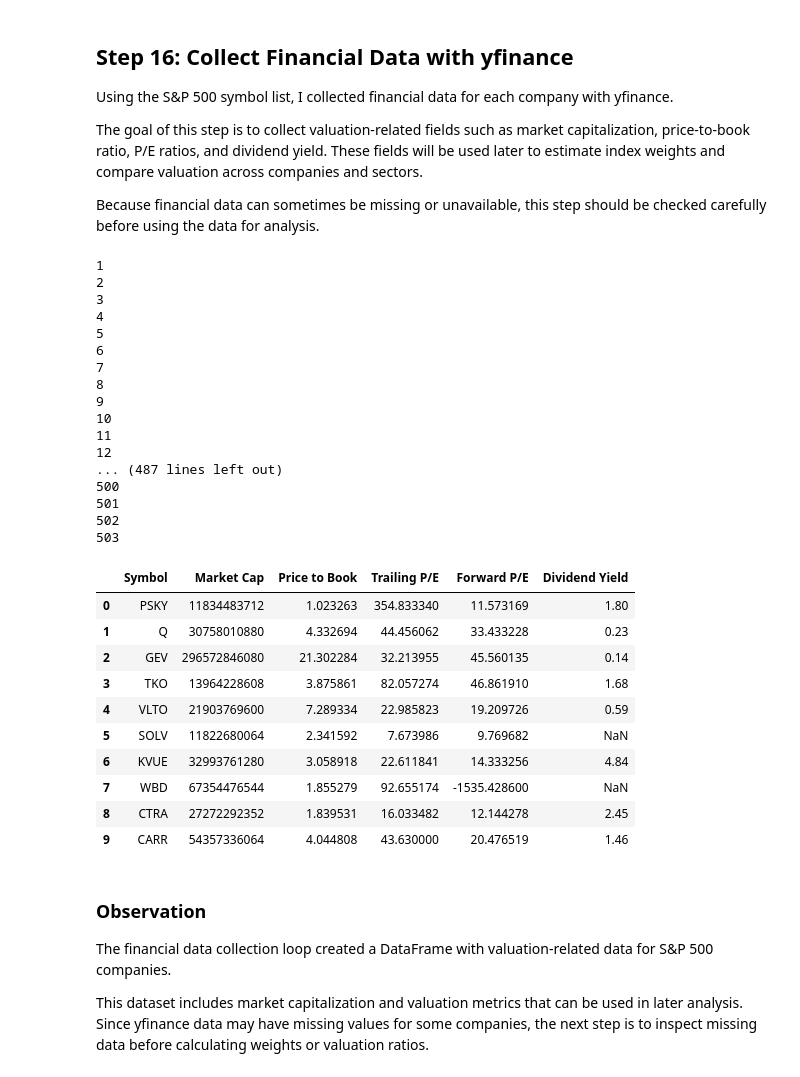
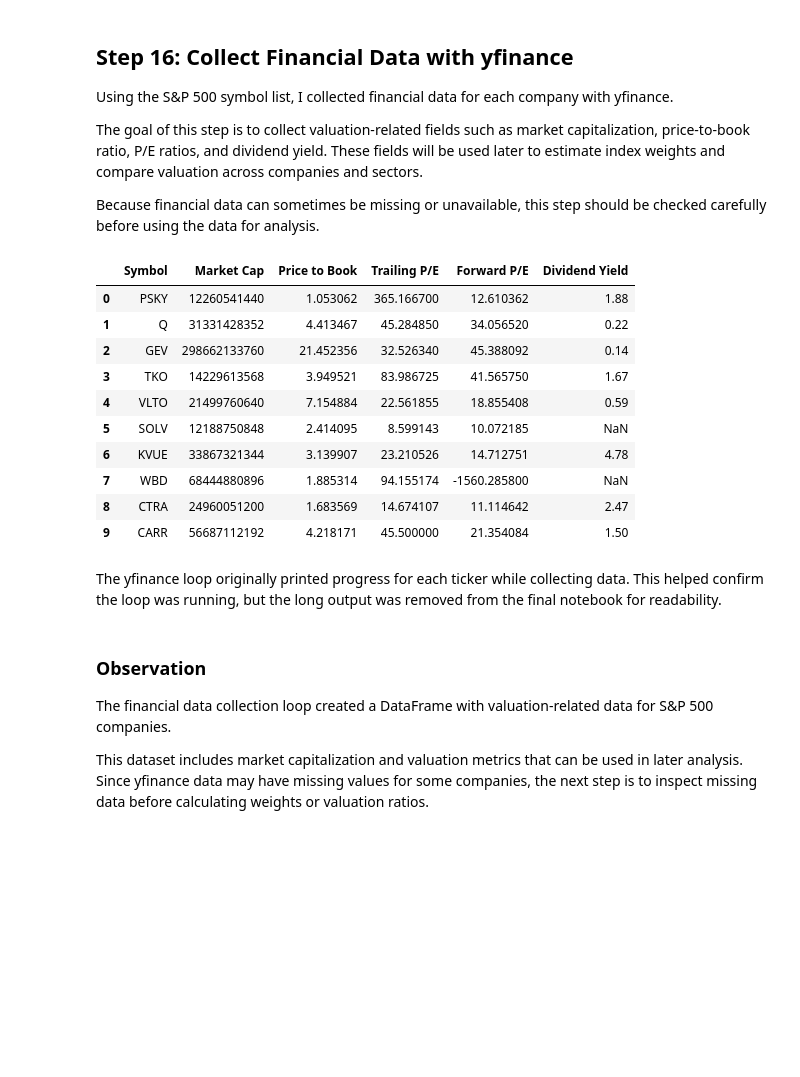
Before and after one commit to Gabrielcoder1/sp500-value-analyzer, a Jupyter notebook: notebooks/01_sp500_value_analysis.ipynb, the cells around one changed output. Cells and saved outputs as stored; diff of their text form; code cells hidden in the pictures; blank space fills up the shorter version.

```diff
--- a/notebooks/01_sp500_value_analysis.ipynb
+++ b/notebooks/01_sp500_value_analysis.ipynb
@@ -523,55 +523,40 @@ The goal of this step is to collect valuation-related fields such as market capi
 Because financial data can sometimes be missing or unavailable, this step should be checked carefully before using the data for analysis.
 # %%
 financial_records = []
-company_number = 0
+#company_number = 0
 for symbol in sp500_symbols:
     ticker = yf.Ticker(symbol)
     info = ticker.info
 
     record = {
         "Symbol": symbol,
         "Market Cap": info.get("marketCap"),
         "Price to Book": info.get("priceToBook"),
         "Trailing P/E": info.get("trailingPE"),
         "Forward P/E": info.get("forwardPE"),
         "Dividend Yield": info.get("dividendYield")
     }
 
     financial_records.append(record)
-    company_number += 1
-    print(company_number)
+    #company_number += 1
+    #print(company_number)
 yf_financials = pd.DataFrame(financial_records)
 
 yf_financials.head(10)
 # %% [output]
-1
-2
-3
-4
-5
-6
-7
-8
-9
-10
-11
-12
-... (487 lines left out)
-500
-501
-502
-503
 |  | Symbol | Market Cap | Price to Book | Trailing P/E | Forward P/E | Dividend Yield |
-| 0 | PSKY | 11834483712 | 1.023263 | 354.833340 | 11.573169 | 1.80 |
-| 1 | Q | 30758010880 | 4.332694 | 44.456062 | 33.433228 | 0.23 |
-| 2 | GEV | 296572846080 | 21.302284 | 32.213955 | 45.560135 | 0.14 |
-| 3 | TKO | 13964228608 | 3.875861 | 82.057274 | 46.861910 | 1.68 |
-| 4 | VLTO | 21903769600 | 7.289334 | 22.985823 | 19.209726 | 0.59 |
-| 5 | SOLV | 11822680064 | 2.341592 | 7.673986 | 9.769682 | NaN |
-| 6 | KVUE | 32993761280 | 3.058918 | 22.611841 | 14.333256 | 4.84 |
-| 7 | WBD | 67354476544 | 1.855279 | 92.655174 | -1535.428600 | NaN |
-| 8 | CTRA | 27272292352 | 1.839531 | 16.033482 | 12.144278 | 2.45 |
-| 9 | CARR | 54357336064 | 4.044808 | 43.630000 | 20.476519 | 1.46 |
+| 0 | PSKY | 12260541440 | 1.053062 | 365.166700 | 12.610362 | 1.88 |
+| 1 | Q | 31331428352 | 4.413467 | 45.284850 | 34.056520 | 0.22 |
+| 2 | GEV | 298662133760 | 21.452356 | 32.526340 | 45.388092 | 0.14 |
+| 3 | TKO | 14229613568 | 3.949521 | 83.986725 | 41.565750 | 1.67 |
+| 4 | VLTO | 21499760640 | 7.154884 | 22.561855 | 18.855408 | 0.59 |
+| 5 | SOLV | 12188750848 | 2.414095 | 8.599143 | 10.072185 | NaN |
+| 6 | KVUE | 33867321344 | 3.139907 | 23.210526 | 14.712751 | 4.78 |
+| 7 | WBD | 68444880896 | 1.885314 | 94.155174 | -1560.285800 | NaN |
+| 8 | CTRA | 24960051200 | 1.683569 | 14.674107 | 11.114642 | 2.47 |
+| 9 | CARR | 56687112192 | 4.218171 | 45.500000 | 21.354084 | 1.50 |
+# %% [markdown]
+The yfinance loop originally printed progress for each ticker while collecting data. This helped confirm the loop was running, but the long output was removed from the final notebook for readability.
 # %% [markdown]
 ### Observation
 
```
Also changed, not shown: parts of 85 cells of this notebook, 1 other file.
